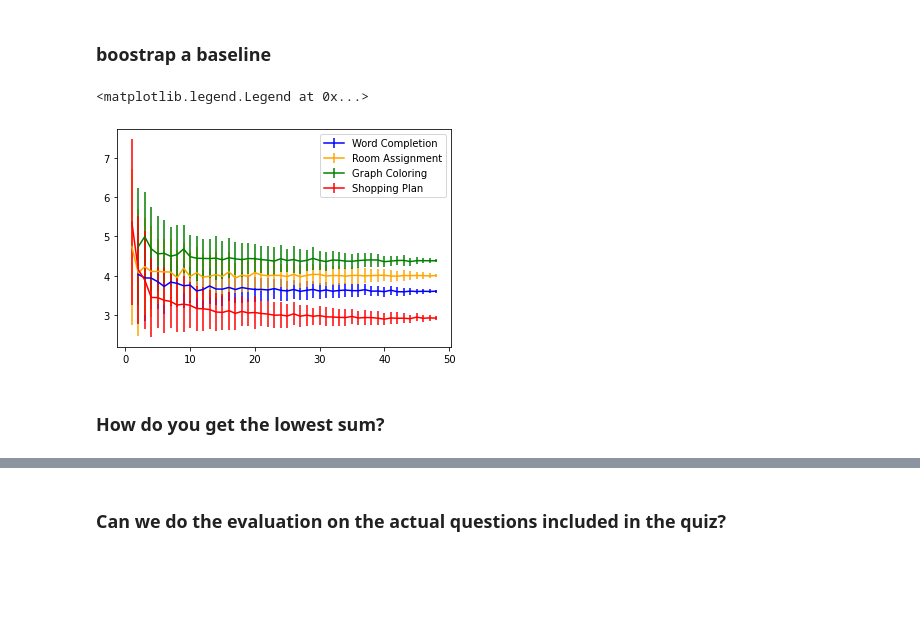
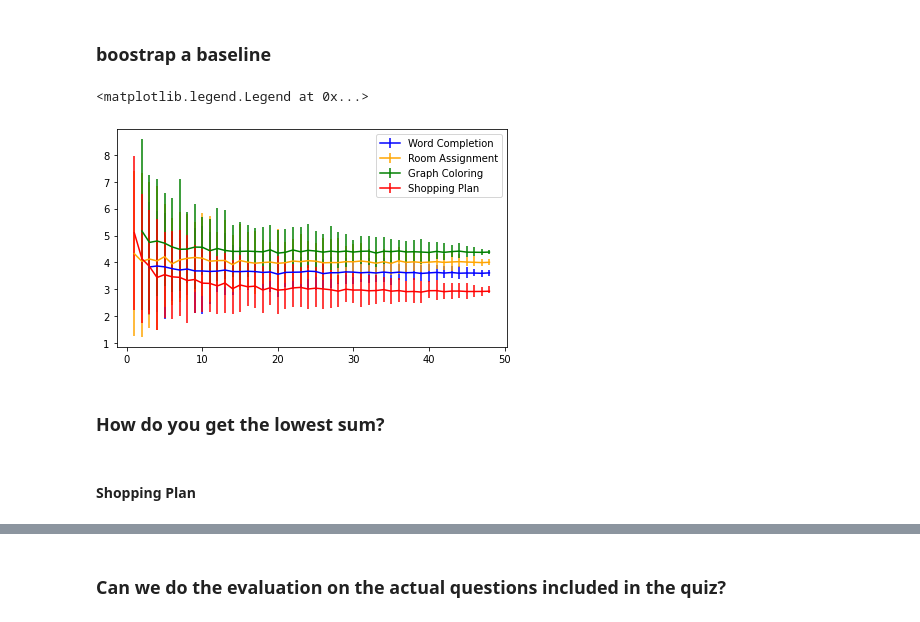
Before and after one commit to Watts-Lab/task-mapping, a Jupyter notebook: task writing survey pipeline/Karger Algorithm.ipynb, the cells around one changed output, grey strips where cells are left out. Cells and saved outputs as stored; diff of their text form; code cells hidden in the pictures; blank space fills up the shorter version.

Commit message:
more visuals for the pilot data

```diff
--- a/task writing survey pipeline/Karger Algorithm.ipynb
+++ b/task writing survey pipeline/Karger Algorithm.ipynb
@@ -434,7 +463,8 @@ np.sum(np.asmatrix(abs(mean_filtered_results-ground_truth_mean)))
 # %%
 # get a bootstrapped baseline
 baseline_dropped_dicts = [{}, {}, {}, {}]
-sd_s = [[],[],[],[]]
+upper_bounds = [[],[],[],[]]
+lower_bounds = [[],[],[],[]]
 
 # mturk data
 for i in range(1,49):
@@ -456,16 +486,18 @@ for i in range(1,49):
   for k in range(len(ground_truths)):
     diff = np.sum(np.asmatrix(abs(filtered_results[k]-ground_truths[k])))
     baseline_dropped_dicts[k][i] = np.mean(diffs[k])
-    sd_s[k].append(np.std(diffs[k]))
+    upper_bounds[k].append(abs(np.mean(diffs[k])-np.percentile(diffs[k], 0.025)))
+    lower_bounds[k].append(abs(np.mean(diffs[k])-np.percentile(diffs[k], .975)))
 # %%
-plt.errorbar(x = baseline_dropped_dicts[0].keys(), y=baseline_dropped_dicts[0].values(), yerr=sd_s[0], label = "Word Completion", color = "blue")
-plt.errorbar(x = baseline_dropped_dicts[1].keys(), y=baseline_dropped_dicts[1].values(), yerr=sd_s[1], label = "Room Assignment", color = "orange")
-plt.errorbar(x = baseline_dropped_dicts[2].keys(), y=baseline_dropped_dicts[2].values(), yerr=sd_s[2], label = "Graph Coloring", color = "green")
-plt.errorbar(x = baseline_dropped_dicts[3].keys(), y=baseline_dropped_dicts[3].values(), yerr=sd_s[3], label = "Shopping Plan", color = "red")
+fig, ax = plt.subplots(figsize=(7, 4))
+ax.errorbar(x = range(1,49), y=list(baseline_dropped_dicts[0].values()), yerr=[lower_bounds[0], upper_bounds[0]], label = "Word Completion", color = "blue")
+ax.errorbar(x = range(1,49), y=list(baseline_dropped_dicts[1].values()), yerr=[lower_bounds[1], upper_bounds[1]], label = "Room Assignment", color = "orange")
+ax.errorbar(x = range(1,49), y=list(baseline_dropped_dicts[2].values()), yerr=[lower_bounds[2], upper_bounds[2]], label = "Graph Coloring", color = "green")
+ax.errorbar(x = range(1,49), y=list(baseline_dropped_dicts[3].values()), yerr=[lower_bounds[3], upper_bounds[3]], label = "Shopping Plan", color = "red")
 
 plt.legend()
 # %% [output]
 <matplotlib.legend.Legend at 0x...>
-[figure, old version]
+[figure, new version]
 # %% [markdown]
 ### How do you get the lowest sum?
@@ -471,0 +514,2 @@ plt.legend()
+# %% [markdown]
+#### Shopping Plan
```
Also changed, not shown: parts of 57 cells of this notebook, 4 other files.
